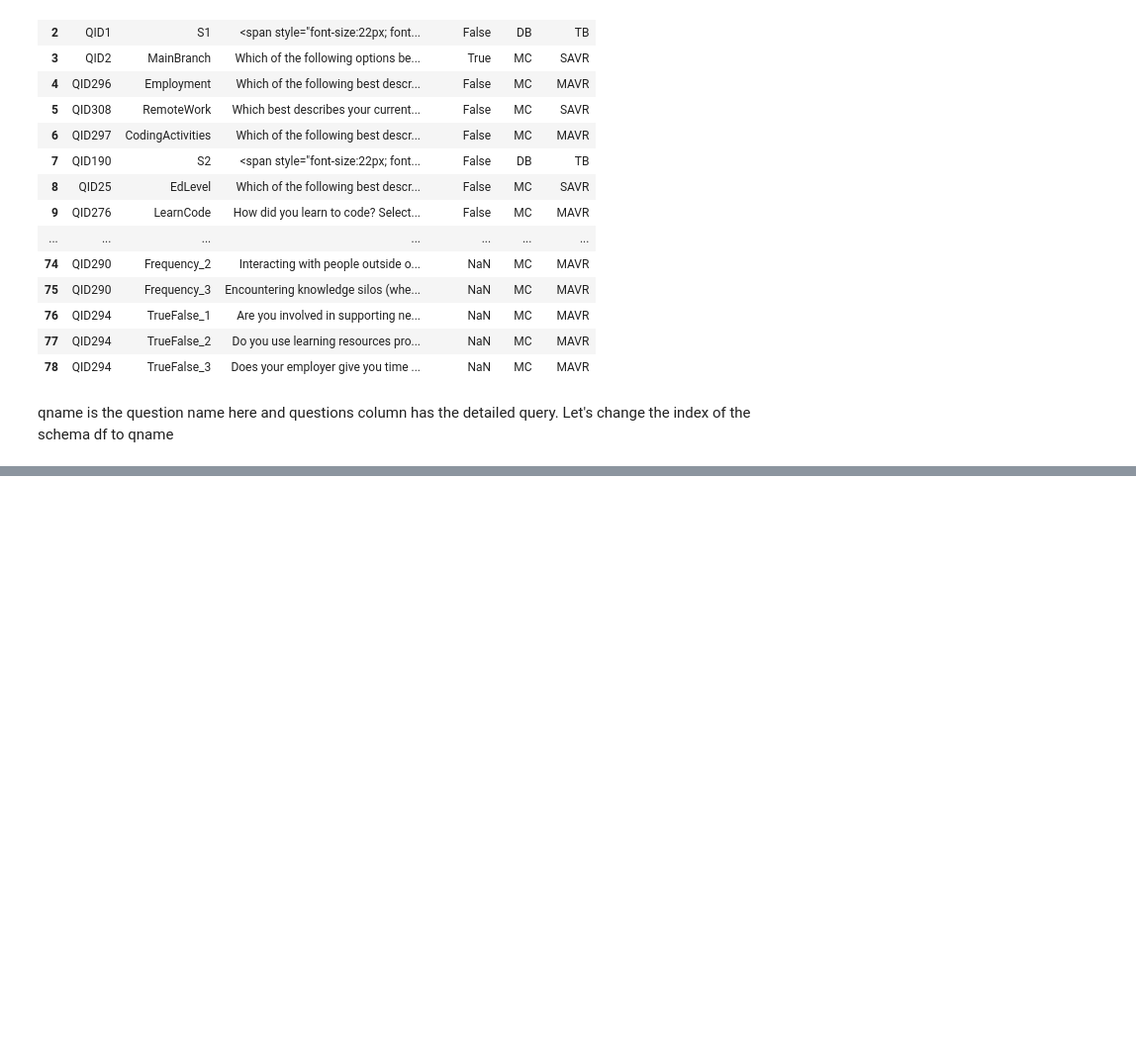
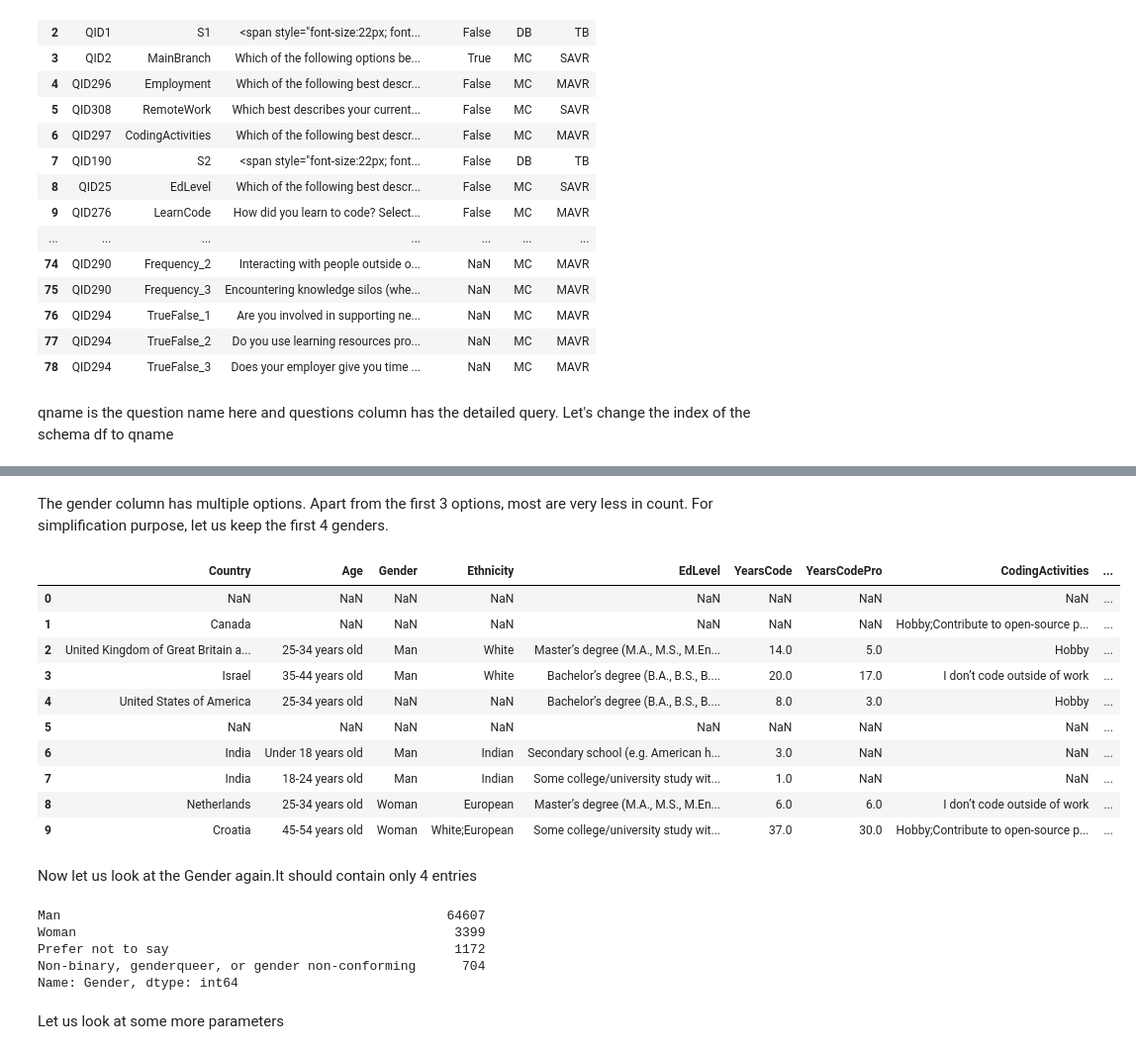
Before and after one commit to piyushrj100/Data_analysis, a Jupyter notebook: StackOverflow2022_EDA/Survey_2022.ipynb, the cells around one changed output, grey strips where cells are left out. Shown: that part at 99% size. Drawn from its saved outputs; the diff is of its cells as text; code cells hidden in the pictures; blank space fills up the shorter version.

```diff
--- a/StackOverflow2022_EDA/Survey_2022.ipynb
+++ b/StackOverflow2022_EDA/Survey_2022.ipynb
@@ -113,0 +154,2 @@ schema_df.set_index('qname')
+# %%
+survey_select_df = survey_df[selected_columns].copy()
@@ -129,0 +182,4 @@ memory usage: 3.8+ KB
+# %%
+
+survey_select_df['YearsCode'] = pd.to_numeric(survey_select_df.YearsCode,errors ='coerce')
+survey_select_df['YearsCodePro'] = pd.to_numeric(survey_select_df.YearsCodePro,errors ='coerce')
@@ -129,0 +218,31 @@ memory usage: 3.8+ KB
+# %% [markdown]
+The gender column has multiple options. Apart from the first 3 options, most are very less in count. For simplification purpose, let us keep the first 4 genders.
+# %%
+survey_select_df.where(~(survey_select_df.Gender.str.contains(';', na=False)), np.nan, inplace=True)
+survey_select_df.where(~(survey_select_df.Gender.str.contains('Or, in your own words:', na=False)), np.nan, inplace=True)
+# %%
+survey_select_df.head(10)
+# %% [output]
+|  | Country | Age | Gender | Ethnicity | EdLevel | YearsCode | YearsCodePro | CodingActivities | ... |
+| 0 | NaN | NaN | NaN | NaN | NaN | NaN | NaN | NaN | ... |
+| 1 | Canada | NaN | NaN | NaN | NaN | NaN | NaN | Hobby;Contribute to open-source p... | ... |
+| 2 | United Kingdom of Great Britain a... | 25-34 years old | Man | White | Master’s degree (M.A., M.S., M.En... | 14.0 | 5.0 | Hobby | ... |
+| 3 | Israel | 35-44 years old | Man | White | Bachelor’s degree (B.A., B.S., B.... | 20.0 | 17.0 | I don’t code outside of work | ... |
+| 4 | United States of America | 25-34 years old | NaN | NaN | Bachelor’s degree (B.A., B.S., B.... | 8.0 | 3.0 | Hobby | ... |
+| 5 | NaN | NaN | NaN | NaN | NaN | NaN | NaN | NaN | ... |
+| 6 | India | Under 18 years old | Man | Indian | Secondary school (e.g. American h... | 3.0 | NaN | NaN | ... |
+| 7 | India | 18-24 years old | Man | Indian | Some college/university study wit... | 1.0 | NaN | NaN | ... |
+| 8 | Netherlands | 25-34 years old | Woman | European | Master’s degree (M.A., M.S., M.En... | 6.0 | 6.0 | I don’t code outside of work | ... |
+| 9 | Croatia | 45-54 years old | Woman | White;European | Some college/university study wit... | 37.0 | 30.0 | Hobby;Contribute to open-source p... | ... |
+# %% [markdown]
+Now let us look at the Gender again.It should contain only 4 entries
+# %%
+survey_select_df['Gender'].value_counts()
+# %% [output]
+Man                                                  64607
+Woman                                                 3399
+Prefer not to say                                     1172
+Non-binary, genderqueer, or gender non-conforming      704
+Name: Gender, dtype: int64
+# %% [markdown]
+Let us look at some more parameters
```
Also changed, not shown: parts of 17 cells of this notebook.
